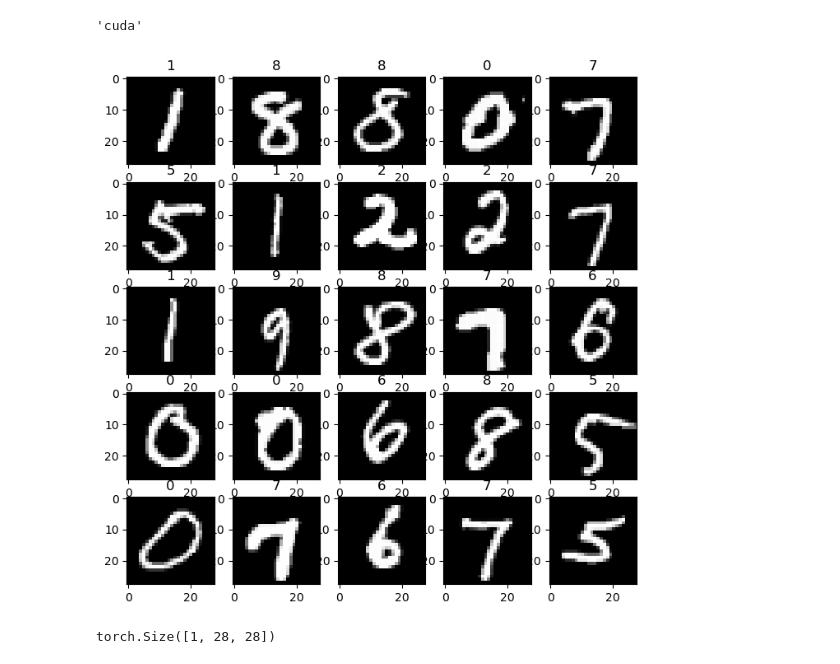
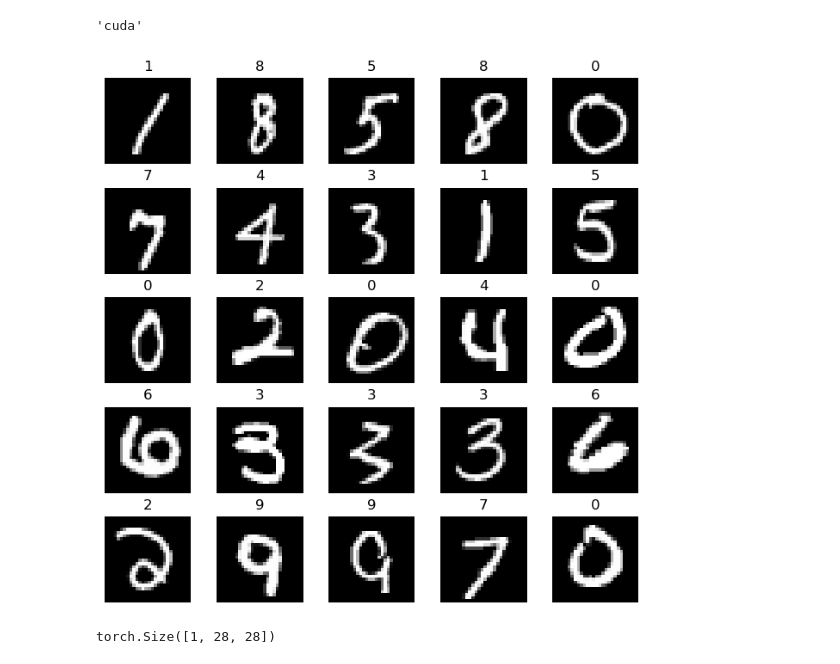
Before and after one commit to ng-daniel/mnist_convolutional_nn, a Jupyter notebook: conv_nn_MNIST.ipynb, the cells around one changed output. Saved outputs shown, nothing was run; the diff lists cells and outputs as text; code cells hidden in the pictures.

```diff
--- a/conv_nn_MNIST.ipynb
+++ b/conv_nn_MNIST.ipynb
@@ -27,17 +27,20 @@ test_dataset = datasets.MNIST(
 # %%
 import matplotlib.pyplot as plt
 
 fig = plt.figure(figsize=(8,8))
 row, col = 5,5
 
 for i in range(1, row * col + 1):
   index = torch.randint(high=len(train_dataset),size=(1,)).item()
   img, label = train_dataset[index]
   fig.add_subplot(row, col, i)
   plt.imshow(img.squeeze(), cmap='gray')
   plt.title(label)
+  plt.axis(False)
+
+plt.subplots_adjust(wspace=0.3)
 # %% [output]
-[figure, old version]
+[figure, new version]
 # %%
 train_dataset[0][0].shape
 # %% [output]
```
Also changed, not shown: parts of 10 cells of this notebook, 6 other files.
